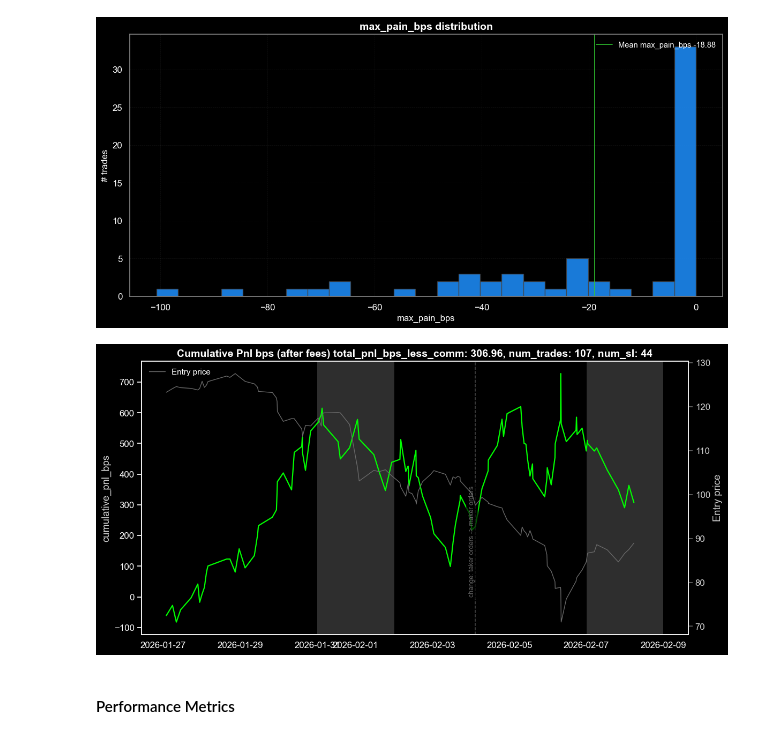
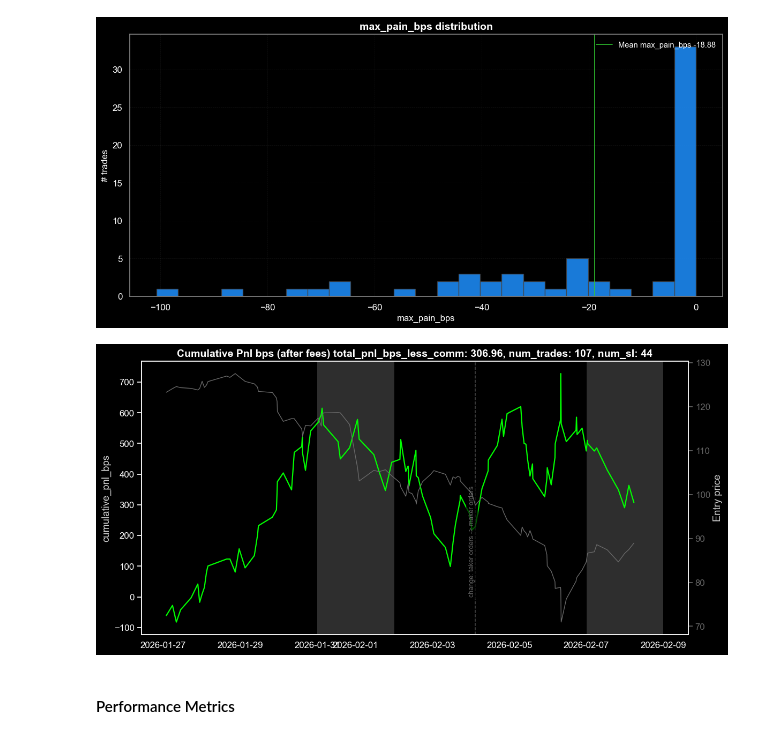
Before and after one commit to r0bbar/siglab, a Jupyter notebook: siglab_py/algo/orderhist_cache_viewer.ipynb, the cells around one changed output. Cells and saved outputs as stored; diff of their text form; code cells hidden in the pictures.

```diff
--- a/siglab_py/algo/orderhist_cache_viewer.ipynb
+++ b/siglab_py/algo/orderhist_cache_viewer.ipynb
@@ -167,9 +167,8 @@ plt.plot(
 
 # Plot entry prices
 ax2 = ax.twinx()
+ax2.grid(False)
 ax2.set_ylabel('Entry price', color='lightgray')
-ax2.tick_params(axis='y', labelcolor='lightgray')
-ax2.grid(False)
 ax2.plot(
     pd_orderhist.index,
     pd_orderhist['entry_px'],
@@ -181,10 +180,6 @@ ax2.plot(
 plt.title(f'Cumulative Pnl bps (after fees) total_pnl_bps_less_comm: {total_pnl_bps_less_comm}, num_trades: {num_trades}, num_sl: {num_sl}',
           fontsize=14, fontweight='bold', color='white')
 plt.xlabel('date/time', fontsize=12, color='white')
-
-# plt.grid(False, alpha=0.18, linestyle='--', color='gray')
-
-plt.legend(loc='upper left', frameon=False, fontsize=11, labelcolor='white')
 
 ax.tick_params(colors='white', which='both')
 ax.spines['bottom'].set_color('gray')
@@ -214,34 +209,34 @@ for idx, row in events.iterrows():
             color='dimgray',
             linewidth=1.1,
             linestyle='--',
             alpha=0.7,
             zorder=5
         )
 
         ax.text(
             x=ts,
             y=0.03,
             s=remark,
             color='dimgray',
             fontsize=9,
             fontweight='normal',
             ha='right',
             va='bottom',
             rotation=90,
             bbox=dict(
                 facecolor='black',
                 alpha=0.65,
                 edgecolor='none',
                 pad=1.6,
                 boxstyle='round,pad=0.4'
             ),
             zorder=6
         )
 
 plt.tight_layout()
 plt.show()
 # %% [output]
-[figure, old version]
+[figure, new version]
 # %%
 # https://github.com/ranaroussi/quantstats
 %matplotlib inline
```
